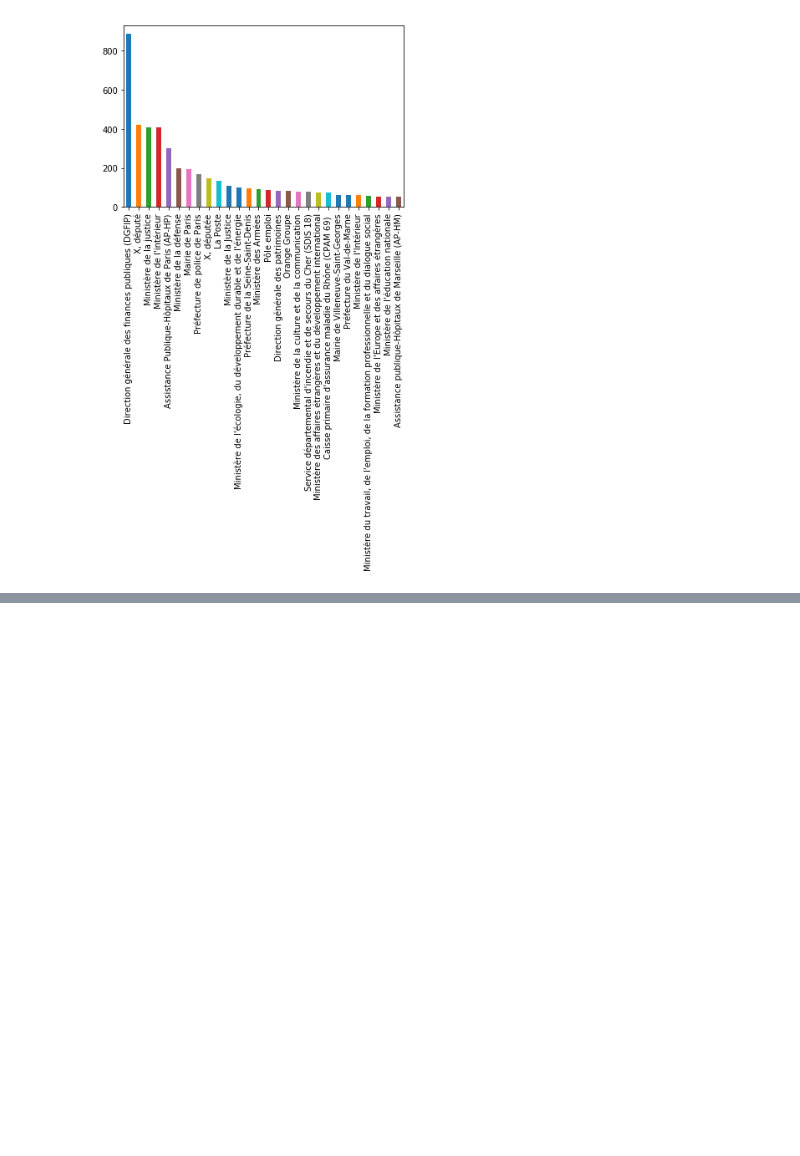
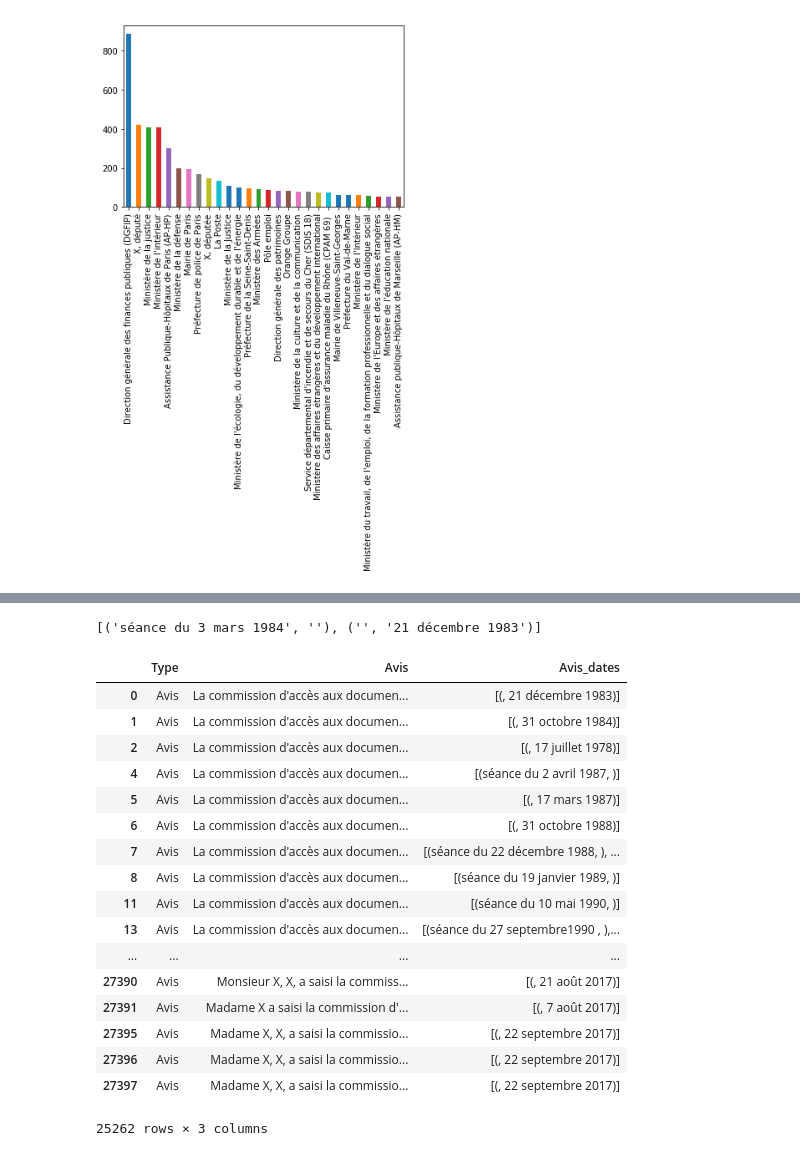
Before and after one commit to etalab/cada_explore, a Jupyter notebook: notebook/cada_explore.ipynb, the cells around one changed output, grey strips where cells are left out. Cells and saved outputs as stored; diff of their text form; code cells hidden in the pictures; blank space fills up the shorter version.

Commit message:
Trying to find the date in the avis. Not there yet

```diff
--- a/notebook/cada_explore.ipynb
+++ b/notebook/cada_explore.ipynb
@@ -140,0 +119,33 @@ avis = df.
+# %%
+# Split lines of the avis
+df["Avis_splitted"] = df["Avis"].dropna().apply(lambda x: x.split("\n"))
+# Get the two dates in each avis
+# df["Avis_dates"] = df["Avis"].apply(lambda x: len(re
+# df.columns
+# %%
+def get_dates_avis(text_lines):
+    import dateparser
+    giant_regex = r'(séance\sdu\s[0-9][0-9]?\s\w+\s[0-9]{,4})|([0-9][0-9]?\s\w+\s[0-9]{4})'
+    findo = re.findall(giant_regex, text_lines[0])
+    non_seance_date = [f for f in findo if "séance" not in f[0]]
+    if len(non_seance_date) == 1:
+        print("len ==1", non_seance_date[0][-1])
+        try:
+            daton = dateparser.parse(non_seance_date[0][-1]).date()
+            return daton
+        except:
+            return non_seance_date[0][-1]
+#         return non_seance_date
+    if not non_seance_date or not non_seance_date[0][0]:
+        return non_seance_date
+    date_saisie = dateparser.parse(non_seance_date[0][0]).date()
+    print(date_saisie)
+    other_dates_diff = [date_saisie - dateparser.parse(d).date() for d in non_seance_date[1:]]
+    if all([d >= 0 for d in other_dates_diff]):
+
+        return date_saisie
+    else:
+        return []
+# %%
+# giant_regex = r'(séance\sdu\s[0-9][0-9]?\s\w+\s[0-9]{,4})|([0-9][0-9]?\s\w+\s[0-9]{4})'
+df["Avis_dates"] = df.loc[df["Type"]=="Avis"]["Avis_splitted"].dropna().apply(lambda x: get_dates_avis(x))
@@ -140,0 +170,28 @@ avis = df.
+# %%
+
+test = df["Avis_splitted"].iloc[0][0]
+re.findall(r'(séance\sdu\s[0-9][0-9]?\s\w+\s[0-9]{,4})|([0-9][0-9]?\s\w+\s[0-9]{4})', test)
+# %% [output]
+[('séance du 3 mars 1984', ''), ('', '21 décembre 1983')]
+# %%
+pd.set_option('display.max_colwidth', 0)
+df[["Type", "Avis", "Avis_dates"]].dropna()
+# %% [output]
+|  | Type | Avis | Avis_dates |
+| 0 | Avis | La commission d'accès aux documen... | [(, 21 décembre 1983)] |
+| 1 | Avis | La commission d'accès aux documen... | [(, 31 octobre 1984)] |
+| 2 | Avis | La commission d'accès aux documen... | [(, 17 juillet 1978)] |
+| 4 | Avis | La commission d'accès aux documen... | [(séance du 2 avril 1987, )] |
+| 5 | Avis | La commission d'accès aux documen... | [(, 17 mars 1987)] |
+| 6 | Avis | La commission d'accès aux documen... | [(, 31 octobre 1988)] |
+| 7 | Avis | La commission d'accès aux documen... | [(séance du 22 décembre 1988, ), ... |
+| 8 | Avis | La commission d'accès aux documen... | [(séance du 19 janvier 1989, )] |
+| 11 | Avis | La commission d'accès aux documen... | [(séance du 10 mai 1990, )] |
+| 13 | Avis | La commission d'accès aux documen... | [(séance du 27 septembre1990 , ),... |
+| ... | ... | ... | ... |
+| 27390 | Avis | Monsieur X, X, a saisi la commiss... | [(, 21 août 2017)] |
+| 27391 | Avis | Madame X a saisi la commission d'... | [(, 7 août 2017)] |
+| 27395 | Avis | Madame X, X, a saisi la commissio... | [(, 22 septembre 2017)] |
+| 27396 | Avis | Madame X, X, a saisi la commissio... | [(, 22 septembre 2017)] |
+| 27397 | Avis | Madame X, X, a saisi la commissio... | [(, 22 septembre 2017)] |
+25262 rows × 3 columns
```
Also changed, not shown: parts of 18 cells of this notebook.
